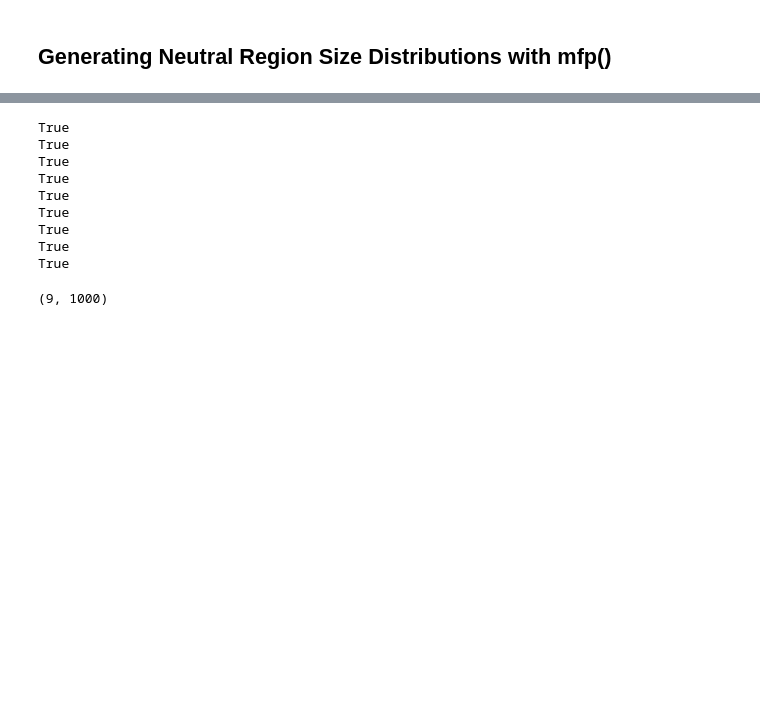
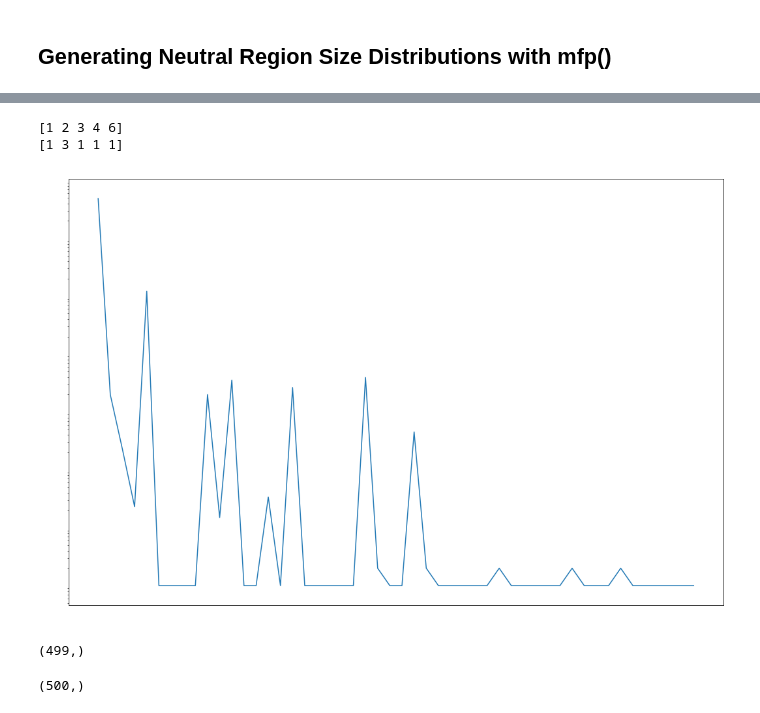
Before and after one commit to tommychinwj/HI_characterization, a Jupyter notebook: cube_HI_characterization.ipynb, the cells around one changed output, grey strips where cells are left out. Drawn from its saved outputs; the diff is of its cells as text; code cells hidden in the pictures; blank space fills up the shorter version.

```diff
--- a/cube_HI_characterization.ipynb
+++ b/cube_HI_characterization.ipynb
@@ -967,17 +1087,0 @@ mfp_neutral_region_size[np.argmax(mfp_size_probabilities[0])]
-# %%
-for i in range(mfp_neutral_region_sizes.shape[0]):
-    print(np.all(mfp_neutral_region_sizes[1, :]==mfp_neutral_region_size))
-# %% [output]
-True
-True
-True
-True
-True
-True
-True
-True
-True
-# %%
-mfp_neutral_region_sizes.shape
-# %% [output]
-(9, 1000)
@@ -983,0 +1091,26 @@ mfp_neutral_region_sizes.shape
+# %%
+print(u)
+print(counts)
+# %% [output]
+[1 2 3 4 6]
+[1 3 1 1 1]
+# %%
+from skimage import morphology
+out_map = morphology.label(ionized_boxes[4], connectivity=1)
+elements, size_list = np.unique(out_map, return_counts=True)  # why does elements have 1 extra entry?
+size_list = size_list[1:]
+# %%
+color='white'
+plt.figure(figsize=(18, 12))
+plt.semilogy(elements[:50], size_list[:50])
+plt.tick_params(color=color, labelcolor=color)
+# %% [output]
+[figure, added]
+# %%
+elements
+# %% [output]
+(499,)
+# %%
+size_list[:500].shape
+# %% [output]
+(500,)
```
Also changed, not shown: parts of 19 cells of this notebook.
